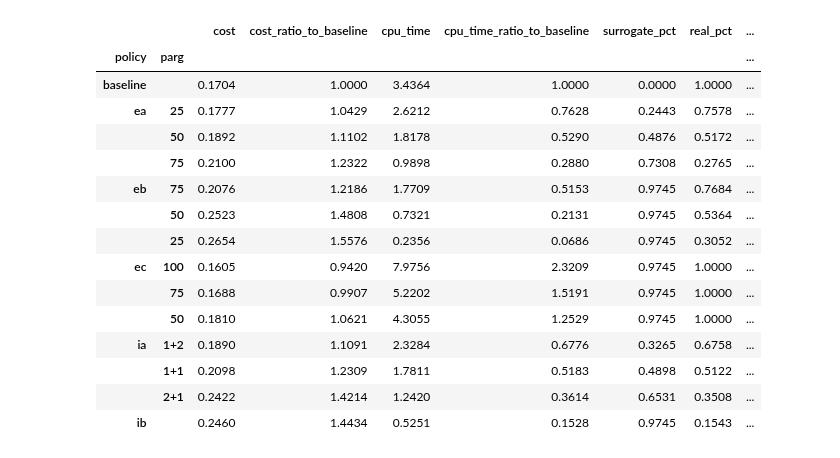
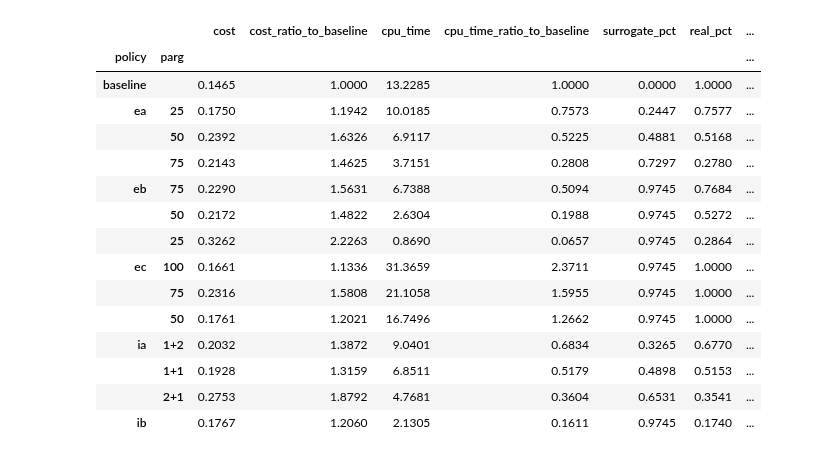
Before and after one commit to zakrzewow/raw-algorithm-portfolios, a Jupyter notebook: results.ipynb, the cells around one changed output. Cells and saved outputs as stored; diff of their text form; code cells hidden in the pictures.

```diff
--- a/results.ipynb
+++ b/results.ipynb
@@ -138,24 +138,24 @@ df25 = df.loc[df["n_train"] == "25"].copy()
 df100 = df.loc[df["n_train"] == "100"].copy()
 
 df25_agg = agg(df25)
-# df100_agg = agg(df100)
-
-df25_agg
+df100_agg = agg(df100)
-# %% [output]
-|  |  | cost | cost_ratio_to_baseline | cpu_time | cpu_time_ratio_to_baseline | surrogate_pct | real_pct | ... |
-| policy | parg |  |  |  |  |  |  | ... |
-| baseline |  | 0.1704 | 1.0000 | 3.4364 | 1.0000 | 0.0000 | 1.0000 | ... |
-| ea | 25 | 0.1777 | 1.0429 | 2.6212 | 0.7628 | 0.2443 | 0.7578 | ... |
-|  | 50 | 0.1892 | 1.1102 | 1.8178 | 0.5290 | 0.4876 | 0.5172 | ... |
-|  | 75 | 0.2100 | 1.2322 | 0.9898 | 0.2880 | 0.7308 | 0.2765 | ... |
-| eb | 75 | 0.2076 | 1.2186 | 1.7709 | 0.5153 | 0.9745 | 0.7684 | ... |
-|  | 50 | 0.2523 | 1.4808 | 0.7321 | 0.2131 | 0.9745 | 0.5364 | ... |
-|  | 25 | 0.2654 | 1.5576 | 0.2356 | 0.0686 | 0.9745 | 0.3052 | ... |
-| ec | 100 | 0.1605 | 0.9420 | 7.9756 | 2.3209 | 0.9745 | 1.0000 | ... |
-|  | 75 | 0.1688 | 0.9907 | 5.2202 | 1.5191 | 0.9745 | 1.0000 | ... |
-|  | 50 | 0.1810 | 1.0621 | 4.3055 | 1.2529 | 0.9745 | 1.0000 | ... |
-| ia | 1+2 | 0.1890 | 1.1091 | 2.3284 | 0.6776 | 0.3265 | 0.6758 | ... |
-|  | 1+1 | 0.2098 | 1.2309 | 1.7811 | 0.5183 | 0.4898 | 0.5122 | ... |
-|  | 2+1 | 0.2422 | 1.4214 | 1.2420 | 0.3614 | 0.6531 | 0.3508 | ... |
-| ib |  | 0.2460 | 1.4434 | 0.5251 | 0.1528 | 0.9745 | 0.1543 | ... |
+# %%
+df100_agg
+# %% [output]
+|  |  | cost | cost_ratio_to_baseline | cpu_time | cpu_time_ratio_to_baseline | surrogate_pct | real_pct | ... |
+| policy | parg |  |  |  |  |  |  | ... |
+| baseline |  | 0.1465 | 1.0000 | 13.2285 | 1.0000 | 0.0000 | 1.0000 | ... |
+| ea | 25 | 0.1750 | 1.1942 | 10.0185 | 0.7573 | 0.2447 | 0.7577 | ... |
+|  | 50 | 0.2392 | 1.6326 | 6.9117 | 0.5225 | 0.4881 | 0.5168 | ... |
+|  | 75 | 0.2143 | 1.4625 | 3.7151 | 0.2808 | 0.7297 | 0.2780 | ... |
+| eb | 75 | 0.2290 | 1.5631 | 6.7388 | 0.5094 | 0.9745 | 0.7684 | ... |
+|  | 50 | 0.2172 | 1.4822 | 2.6304 | 0.1988 | 0.9745 | 0.5272 | ... |
+|  | 25 | 0.3262 | 2.2263 | 0.8690 | 0.0657 | 0.9745 | 0.2864 | ... |
+| ec | 100 | 0.1661 | 1.1336 | 31.3659 | 2.3711 | 0.9745 | 1.0000 | ... |
+|  | 75 | 0.2316 | 1.5808 | 21.1058 | 1.5955 | 0.9745 | 1.0000 | ... |
+|  | 50 | 0.1761 | 1.2021 | 16.7496 | 1.2662 | 0.9745 | 1.0000 | ... |
+| ia | 1+2 | 0.2032 | 1.3872 | 9.0401 | 0.6834 | 0.3265 | 0.6770 | ... |
+|  | 1+1 | 0.1928 | 1.3159 | 6.8511 | 0.5179 | 0.4898 | 0.5153 | ... |
+|  | 2+1 | 0.2753 | 1.8792 | 4.7681 | 0.3604 | 0.6531 | 0.3541 | ... |
+| ib |  | 0.1767 | 1.2060 | 2.1305 | 0.1611 | 0.9745 | 0.1740 | ... |
 # %%
```
Also changed, not shown: parts of 6 cells of this notebook, 2 other files.
